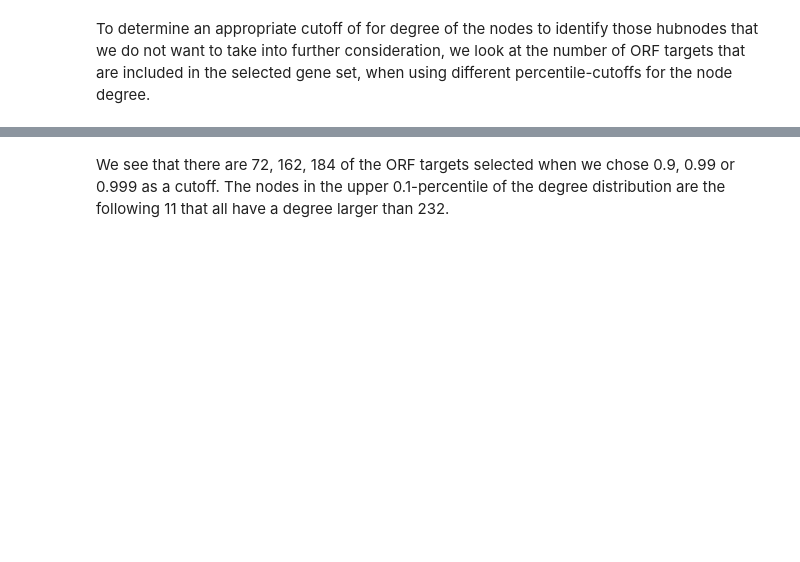
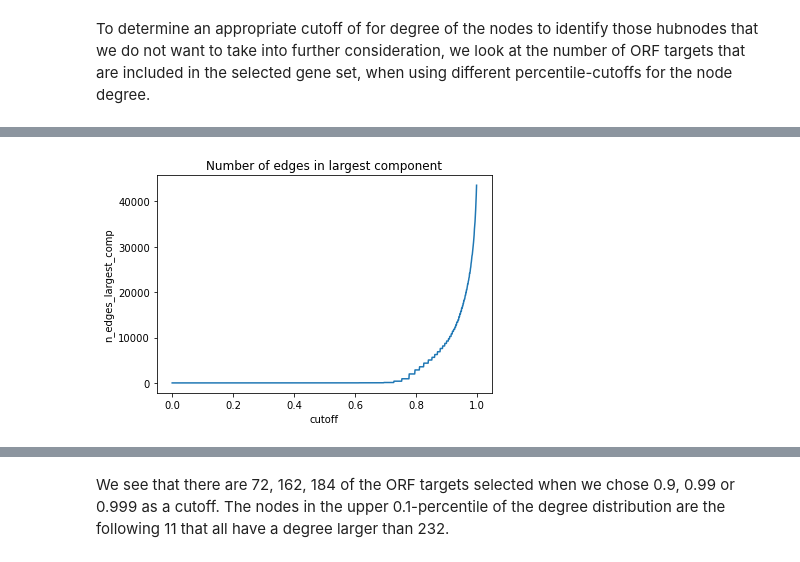
Before and after one commit to uhlerlab/image2reg, a Jupyter notebook: notebooks/ppi/preprocesssing/ppi_gex_preprocessing.ipynb, the cells around one changed output, grey strips where cells are left out. Cells and saved outputs as stored; diff of their text form; code cells hidden in the pictures; blank space fills up the shorter version.

```diff
--- a/notebooks/ppi/preprocesssing/ppi_gex_preprocessing.ipynb
+++ b/notebooks/ppi/preprocesssing/ppi_gex_preprocessing.ipynb
@@ -837,0 +817,9 @@ plt.show()
+# %%
+fig, ax = plt.subplots(figsize=[6, 4])
+ax = sns.lineplot(
+    data=hub_node_cutoff_screen, x="cutoff", y="n_edges_largest_comp", ax=ax
+)
+plt.title("Number of edges in largest component")
+plt.show()
+# %% [output]
+[figure, added]
```
Also changed, not shown: parts of 24 cells of this notebook, 5 other files.
